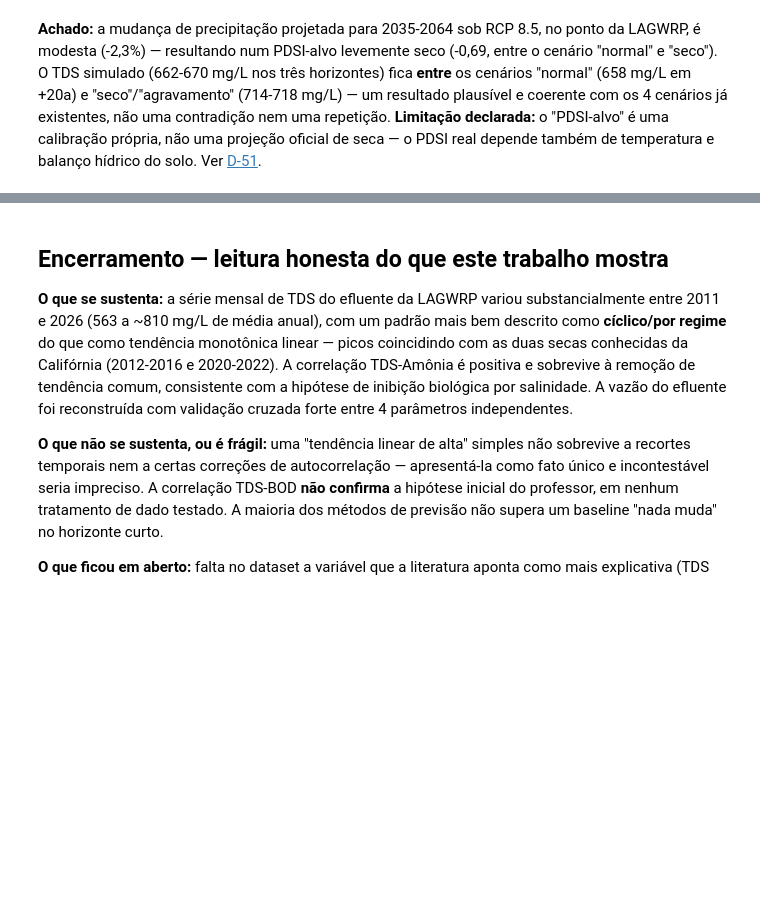
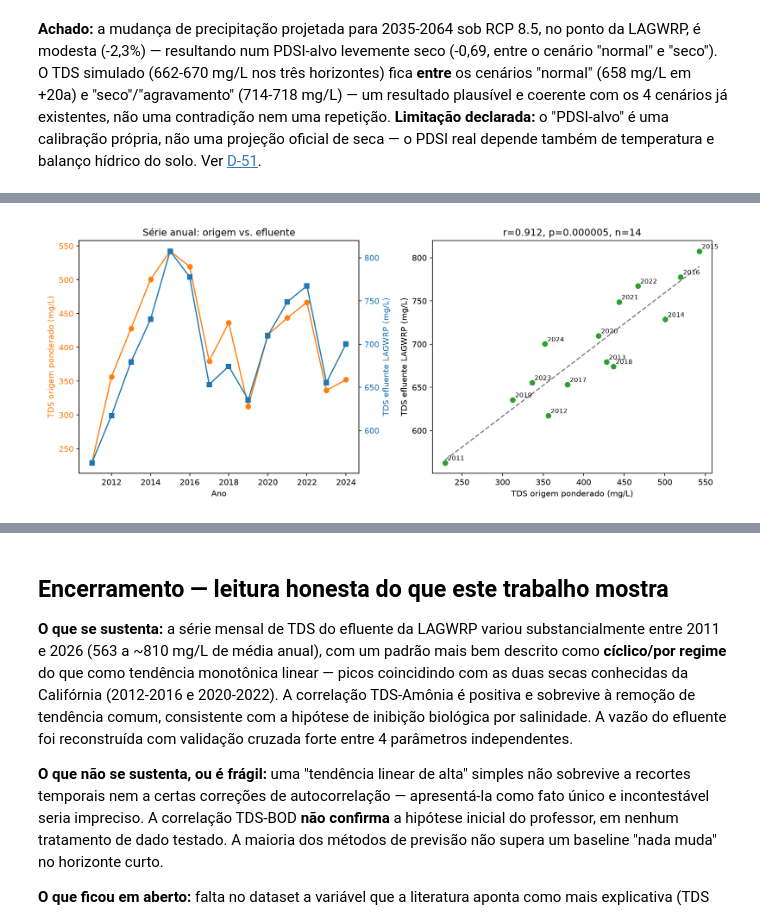
Before and after one commit to igorfnogueira/projeto-aplicado, a Jupyter notebook: notebook.ipynb, the cells around one changed output, grey strips where cells are left out. Saved outputs shown, nothing was run; the diff lists cells and outputs as text; code cells hidden in the pictures; blank space fills up the shorter version.

```diff
--- a/notebook.ipynb
+++ b/notebook.ipynb
@@ -1005,0 +1031,4 @@ Calibração precipitação->PDSI: R²=0.642, p=0.0000
+# %%
+display(Image(filename='Artigo/images/ladwp-tds-origem-vs-efluente.png'))
+# %% [output]
+[figure, added]
```
Also changed, not shown: parts of 3 cells of this notebook, 46 other files.
